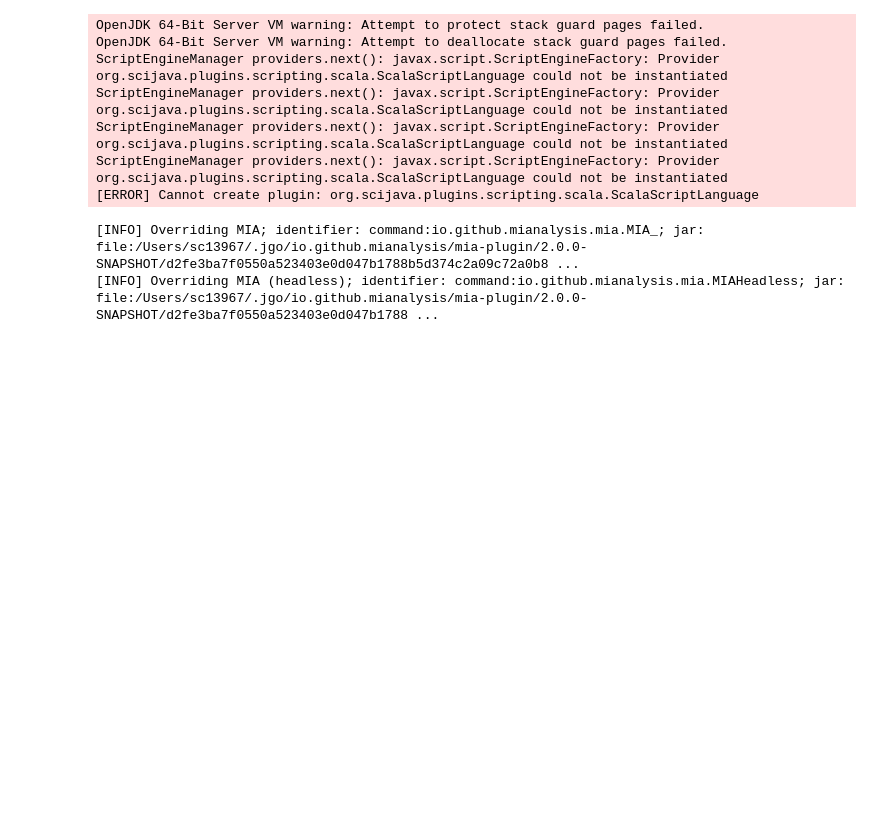
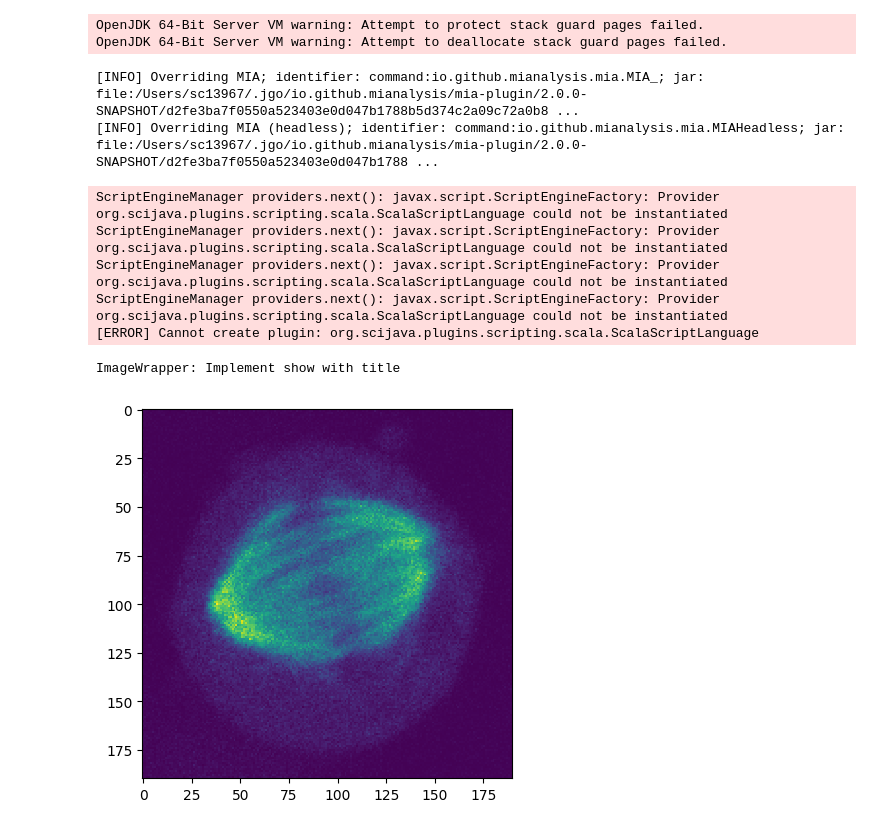
Before and after one commit to mianalysis/mia-python, a Jupyter notebook: Demo.ipynb, the cells around one changed output. Saved outputs shown, nothing was run; the diff lists cells and outputs as text; code cells hidden in the pictures; blank space fills up the shorter version.

```diff
--- a/Demo.ipynb
+++ b/Demo.ipynb
@@ -9,17 +9,19 @@ ij =imagej.init(['io.github.mianalysis:mia-plugin:2.0.0-SNAPSHOT'])
 ImageI = jimport('io.github.mianalysis.mia.object.image.ImageI')
 WorkspaceI = jimport('io.github.mianalysis.mia.object.WorkspaceI')
 MetadataI = jimport('io.github.mianalysis.mia.object.metadata.MetadataI')
+
+FilterImage = jimport('io.github.mianalysis.mia.module.images.process.FilterImage')
 ShowImage = jimport('io.github.mianalysis.mia.module.visualise.ShowImage')
 # %% [output]
 OpenJDK 64-Bit Server VM warning: Attempt to protect stack guard pages failed.
 OpenJDK 64-Bit Server VM warning: Attempt to deallocate stack guard pages failed.
-ScriptEngineManager providers.next(): javax.script.ScriptEngineFactory: Provider org.scijava.plugins.scripting.scala.ScalaScriptLanguage could not be instantiated
-ScriptEngineManager providers.next(): javax.script.ScriptEngineFactory: Provider org.scijava.plugins.scripting.scala.ScalaScriptLanguage could not be instantiated
-ScriptEngineManager providers.next(): javax.script.ScriptEngineFactory: Provider org.scijava.plugins.scripting.scala.ScalaScriptLanguage could not be instantiated
-ScriptEngineManager providers.next(): javax.script.ScriptEngineFactory: Provider org.scijava.plugins.scripting.scala.ScalaScriptLanguage could not be instantiated
-[ERROR] Cannot create plugin: org.scijava.plugins.scripting.scala.ScalaScriptLanguage
 [INFO] Overriding MIA; identifier: command:io.github.mianalysis.mia.MIA_; jar: file:/Users/sc13967/.jgo/io.github.mianalysis/mia-plugin/2.0.0-SNAPSHOT/d2fe3ba7f0550a523403e0d047b1788b5d374c2a09c72a0b8 ...
 [INFO] Overriding MIA (headless); identifier: command:io.github.mianalysis.mia.MIAHeadless; jar: file:/Users/sc13967/.jgo/io.github.mianalysis/mia-plugin/2.0.0-SNAPSHOT/d2fe3ba7f0550a523403e0d047b1788 ...
+ScriptEngineManager providers.next(): javax.script.ScriptEngineFactory: Provider org.scijava.plugins.scripting.scala.ScalaScriptLanguage could not be instantiated
+ScriptEngineManager providers.next(): javax.script.ScriptEngineFactory: Provider org.scijava.plugins.scripting.scala.ScalaScriptLanguage could not be instantiated
+ScriptEngineManager providers.next(): javax.script.ScriptEngineFactory: Provider org.scijava.plugins.scripting.scala.ScalaScriptLanguage could not be instantiated
+ScriptEngineManager providers.next(): javax.script.ScriptEngineFactory: Provider org.scijava.plugins.scripting.scala.ScalaScriptLanguage could not be instantiated
+[ERROR] Cannot create plugin: org.scijava.plugins.scripting.scala.ScalaScriptLanguage
 # %%
 import os
 
@@ -436,10 +438,13 @@ class MetadataWrapper:
     def clone(self):
         print('MetadataWrapper: Implement clone')
 # %%
+import PIL
+
 @JImplements(ImageI)
 class ImageWrapper:
-    def __init__(self, name):
+    def __init__(self, name, img):
         self._name = name
+        self._np_img = img
 
     @JOverride
     def getRenderer(self):
@@ -483,11 +488,12 @@ class ImageWrapper:
 
     @JOverride
     def getImagePlus(self):
-        print('ImageWrapper: Implement getImagePlus')
+        return ij.py.to_imageplus(self._np_img)
 
     @JOverride
     def setImagePlus(self, imagePlus):
-        print('ImageWrapper: Implement setImagePlus')
+        ij.py.sync_image(imagePlus)
+        self._np_img = ij.py.from_java(imagePlus)
 
     @JOverride
     def getImgPlus(self):
@@ -576,6 +582,7 @@ class ImageWrapper:
             print('ImageWrapper: Implement show with title and LUT')
         elif title:
             print('ImageWrapper: Implement show with title')
+            ij.py.show(self._np_img)
         elif lut:
             print('ImageWrapper: Implement show with LUT')
         elif overlay:
@@ -593,8 +600,21 @@ class ImageWrapper:
     def showAllMeasurements(self):
         print('ImageWrapper: Implement showAllMeasurements')
 # %%
+from skimage import io
+
 image_name = "demo"
 
 workspace = WorkspaceWrapper(7, "C:/Users/demo.tif", 3, None)
-image = ImageWrapper(image_name)
+
+url = 'https://media.imagej.net/pyimagej/4d/metaphase_hela_cell.tif'
+img = io.imread(url)[0,:,:,2]
+
+image = ImageWrapper(image_name, img)
 workspace.addImage(image)
+# %%
+showImage = ShowImage(None)
+showImage.updateParameterValue(ShowImage.DISPLAY_IMAGE, image_name)
+status = showImage.process(workspace)
+# %% [output]
+ImageWrapper: Implement show with title
+[figure, added]
```
Also changed, not shown: parts of 2 cells of this notebook.
